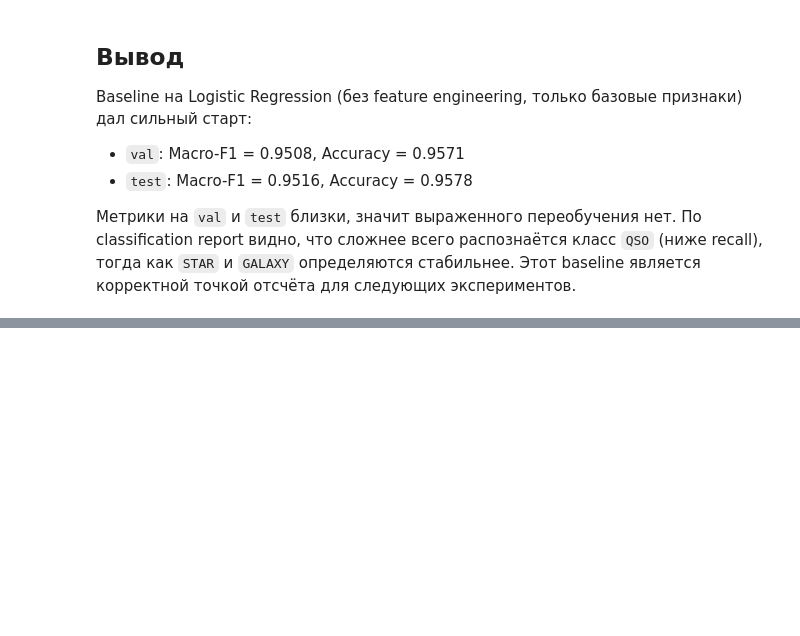
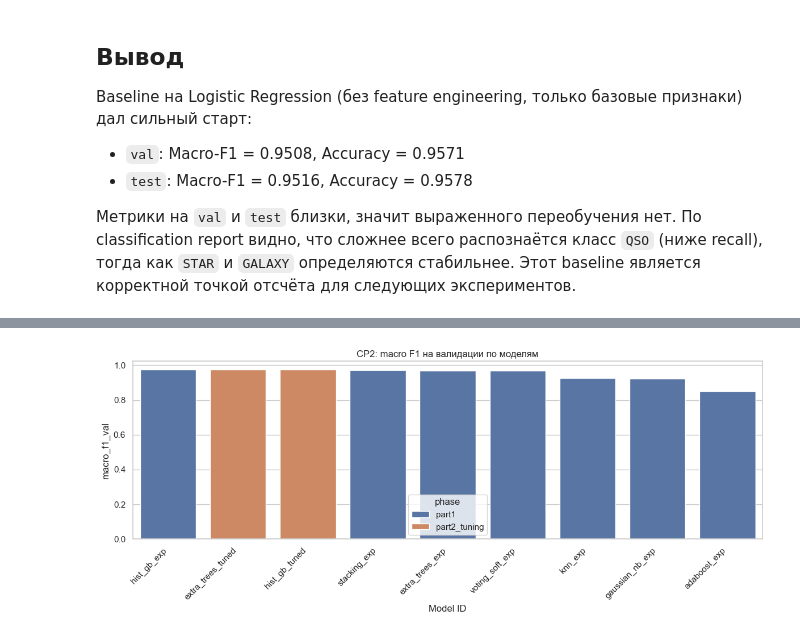
Before and after one commit to hsemlcourse/hseml-group-project-mokrites, a Jupyter notebook: notebooks/02_baseline.ipynb, the cells around one changed output, grey strips where cells are left out. Cells and saved outputs as stored; diff of their text form; code cells hidden in the pictures; blank space fills up the shorter version.

Commit message:
cp2: add new experiments, tuning, notebook conclusions, and readme update

```diff
--- a/notebooks/02_baseline.ipynb
+++ b/notebooks/02_baseline.ipynb
@@ -128,0 +131,15 @@ Baseline на Logistic Regression (без feature engineering, только ба
+# %%
+from pathlib import Path
+import subprocess
+import pandas as pd
+
+ROOT = Path.cwd()
+if not (ROOT / "src" / "cp2_experiments.py").exists():
+    ROOT = ROOT.parent
+
+PROCESSED_DIR = ROOT / "data" / "processed"
+MODELS_DIR = ROOT / "models"
+
+RANDOM_STATE = 42
+TUNE_MAX_SAMPLES = 25000
+TUNE_N_ITER = 8
@@ -128,0 +166,7 @@ Baseline на Logistic Regression (без feature engineering, только ба
+# %%
+cp2_results = pd.read_csv(MODELS_DIR / "cp2_results.csv")
+cp2_results[[
+    "phase", "model_id", "model_name",
+    "macro_f1_val", "accuracy_val",
+    "macro_f1_test", "accuracy_test"
+]].sort_values("macro_f1_val", ascending=False).reset_index(drop=True)
@@ -128,0 +184,21 @@ Baseline на Logistic Regression (без feature engineering, только ба
+# %%
+import seaborn as sns
+import matplotlib.pyplot as plt
+
+plot_df = cp2_results.sort_values("macro_f1_val", ascending=False).copy()
+
+plt.figure(figsize=(12, 5))
+sns.barplot(
+    data=plot_df,
+    x="model_id",
+    y="macro_f1_val",
+    hue="phase",
+)
+plt.xticks(rotation=45, ha="right")
+plt.title("CP2: macro F1 на валидации по моделям")
+plt.xlabel("Model ID")
+plt.ylabel("macro_f1_val")
+plt.tight_layout()
+plt.show()
+# %% [output]
+[figure, added]
```
Also changed, not shown: parts of 4 cells of this notebook, 6 other files.
